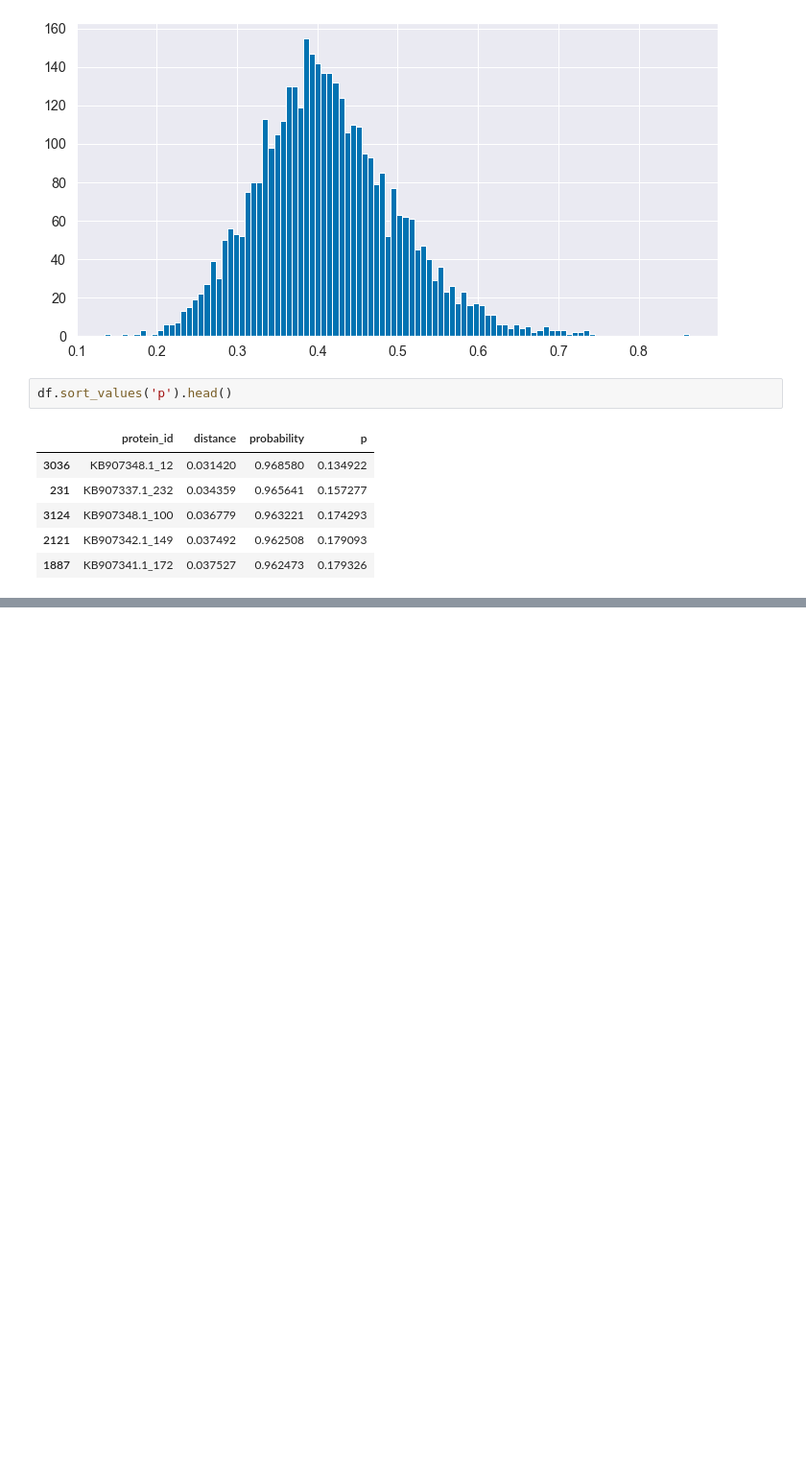
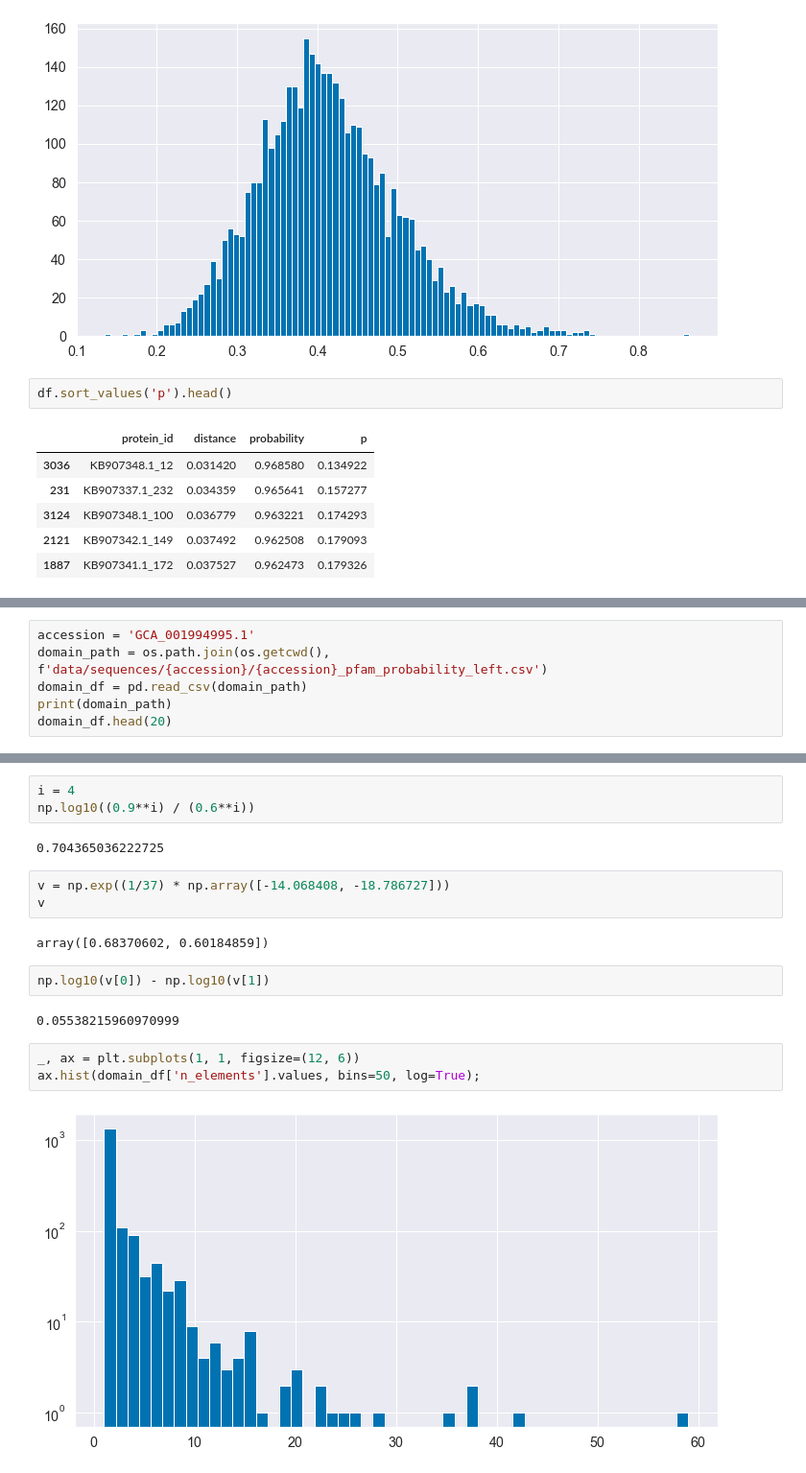
Before and after one commit to srom/nbias, a Jupyter notebook: notebook/Jensen-Shannon distance to tri-nucleotide mean.ipynb, the cells around one changed output, grey strips where cells are left out. Shown: that part at 96% size. Saved outputs shown, nothing was run; the diff lists cells and outputs as text; blank space fills up the shorter version.

Commit message:
Adjust probability score

```diff
--- a/notebook/Jensen-Shannon distance to tri-nucleotide mean.ipynb
+++ b/notebook/Jensen-Shannon distance to tri-nucleotide mean.ipynb
@@ -79,0 +82,6 @@ df.sort_values('p').head()
+# %%
+accession = 'GCA_001994995.1'
+domain_path = os.path.join(os.getcwd(), f'data/sequences/{accession}/{accession}_pfam_probability_left.csv')
+domain_df = pd.read_csv(domain_path)
+print(domain_path)
+domain_df.head(20)
@@ -79,0 +107,19 @@ df.sort_values('p').head()
+# %%
+i = 4
+np.log10((0.9**i) / (0.6**i))
+# %% [output]
+0.704365036222725
+# %%
+v = np.exp((1/37) * np.array([-14.068408, -18.786727]))
+v
+# %% [output]
+array([0.68370602, 0.60184859])
+# %%
+np.log10(v[0]) - np.log10(v[1])
+# %% [output]
+0.05538215960970999
+# %%
+_, ax = plt.subplots(1, 1, figsize=(12, 6))
+ax.hist(domain_df['n_elements'].values, bins=50, log=True);
+# %% [output]
+[figure, added]
```
Also changed, not shown: parts of 8 cells of this notebook, 5 other files.
